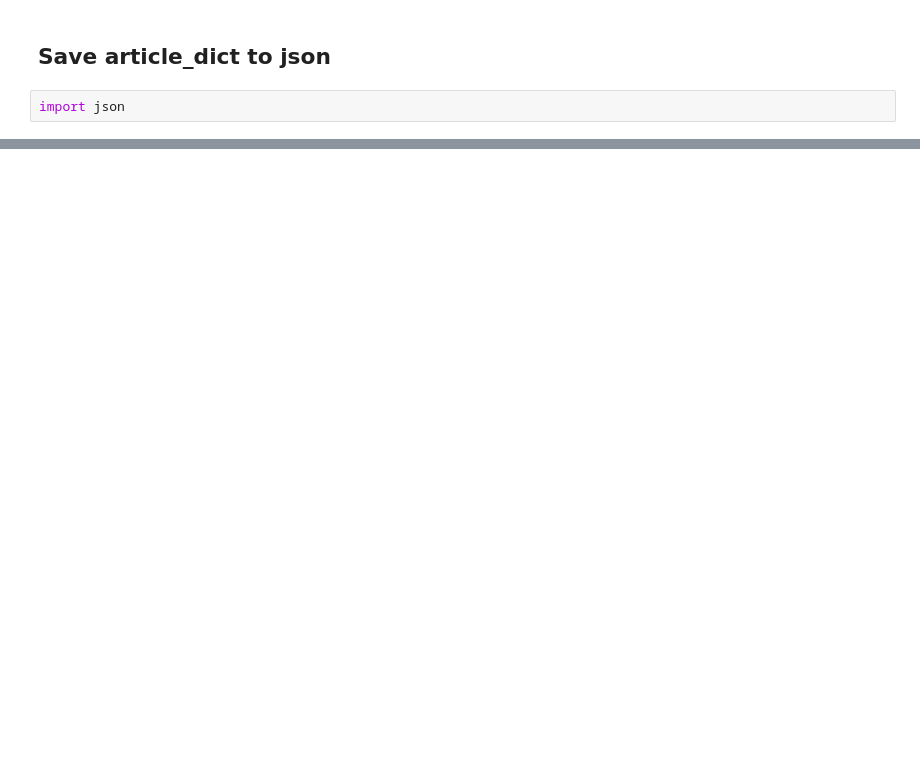
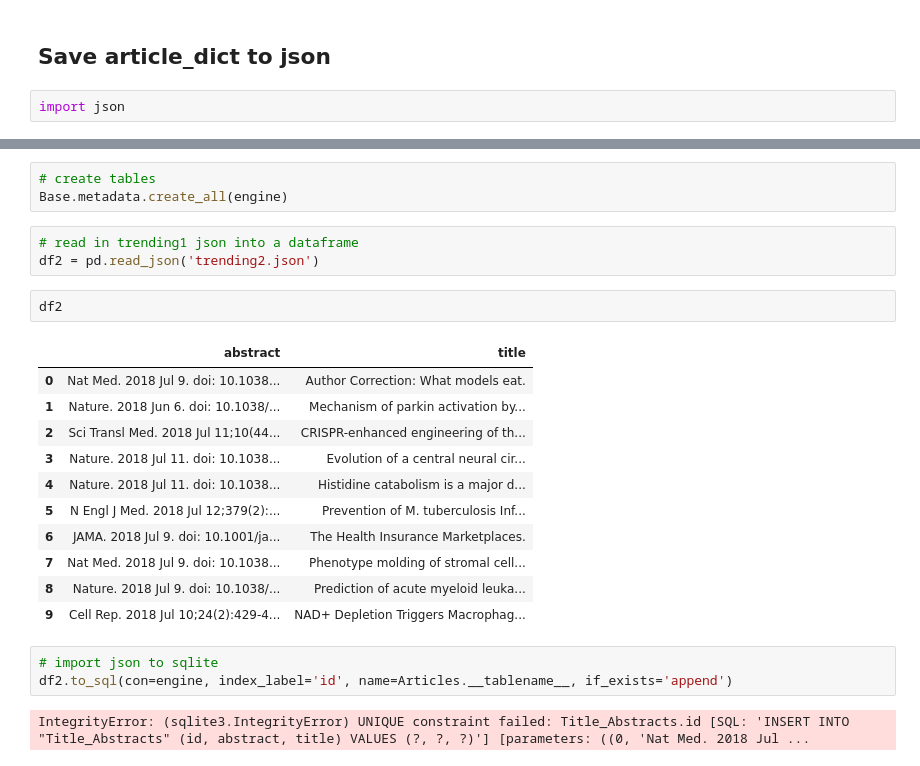
Before and after one commit to methoddatascience/coma-berenices, a Jupyter notebook: PhotoPharmics/PhotoPharmics-Scrape-v5-TRENDING.ipynb, the cells around one changed output, grey strips where cells are left out. Saved outputs shown, nothing was run; the diff lists cells and outputs as text; blank space fills up the shorter version.

Commit message:
sqlite initial

```diff
--- a/PhotoPharmics/PhotoPharmics-Scrape-v5-TRENDING.ipynb
+++ b/PhotoPharmics/PhotoPharmics-Scrape-v5-TRENDING.ipynb
@@ -524,0 +591,25 @@ f.close()
+# %%
+# create tables
+Base.metadata.create_all(engine)
+# %%
+# read in trending1 json into a dataframe
+df2 = pd.read_json('trending2.json')
+# %%
+df2
+# %% [output]
+|  | abstract | title |
+| 0 | Nat Med. 2018 Jul 9. doi: 10.1038... | Author Correction: What models eat. |
+| 1 | Nature. 2018 Jun 6. doi: 10.1038/... | Mechanism of parkin activation by... |
+| 2 | Sci Transl Med. 2018 Jul 11;10(44... | CRISPR-enhanced engineering of th... |
+| 3 | Nature. 2018 Jul 11. doi: 10.1038... | Evolution of a central neural cir... |
+| 4 | Nature. 2018 Jul 11. doi: 10.1038... | Histidine catabolism is a major d... |
+| 5 | N Engl J Med. 2018 Jul 12;379(2):... | Prevention of M. tuberculosis Inf... |
+| 6 | JAMA. 2018 Jul 9. doi: 10.1001/ja... | The Health Insurance Marketplaces. |
+| 7 | Nat Med. 2018 Jul 9. doi: 10.1038... | Phenotype molding of stromal cell... |
+| 8 | Nature. 2018 Jul 9. doi: 10.1038/... | Prediction of acute myeloid leuka... |
+| 9 | Cell Rep. 2018 Jul 10;24(2):429-4... | NAD+ Depletion Triggers Macrophag... |
+# %%
+# import json to sqlite
+df2.to_sql(con=engine, index_label='id', name=Articles.__tablename__, if_exists='append')
+# %% [output]
+IntegrityError: (sqlite3.IntegrityError) UNIQUE constraint failed: Title_Abstracts.id [SQL: 'INSERT INTO "Title_Abstracts" (id, abstract, title) VALUES (?, ?, ?)'] [parameters: ((0, 'Nat Med. 2018 Jul ...
```
Also changed, not shown: parts of 25 cells of this notebook, 10 other files.
